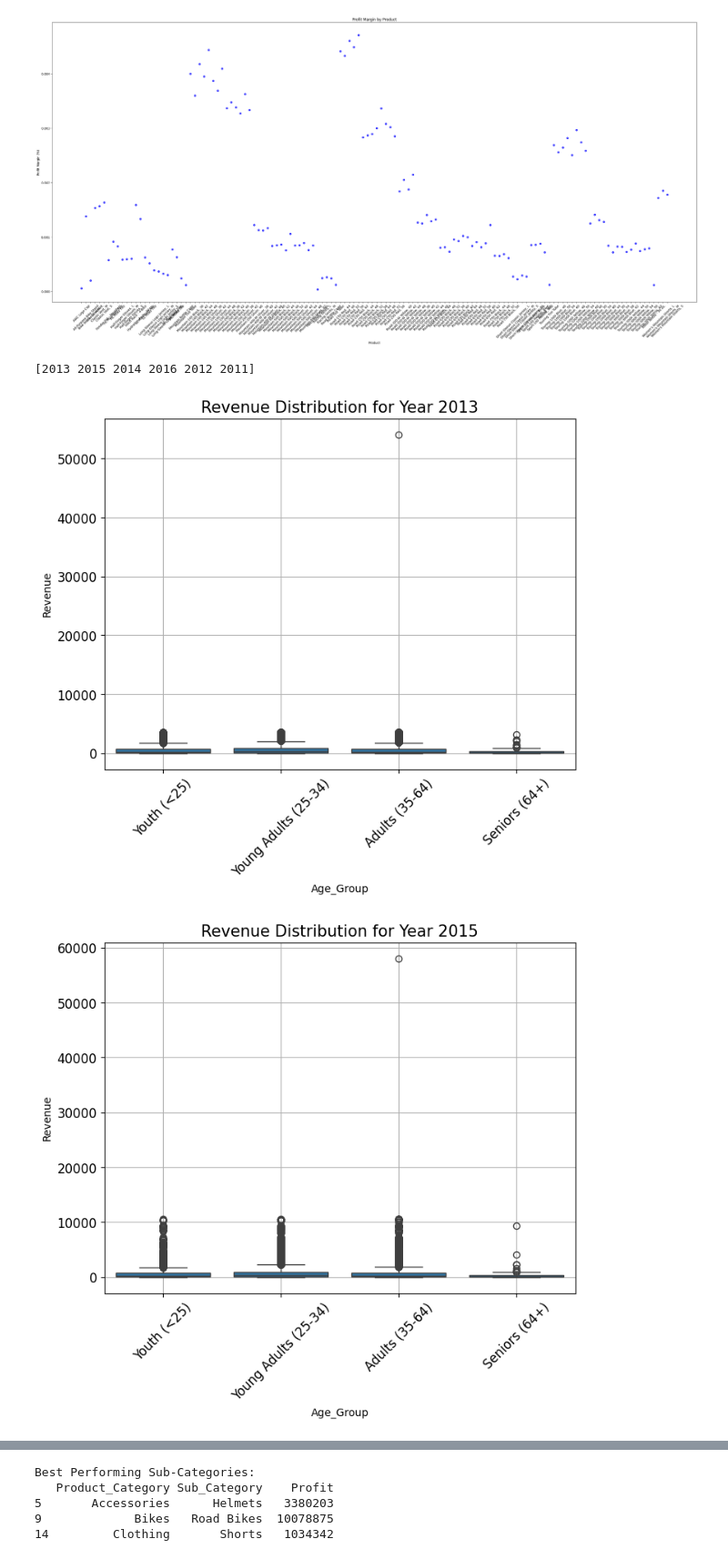
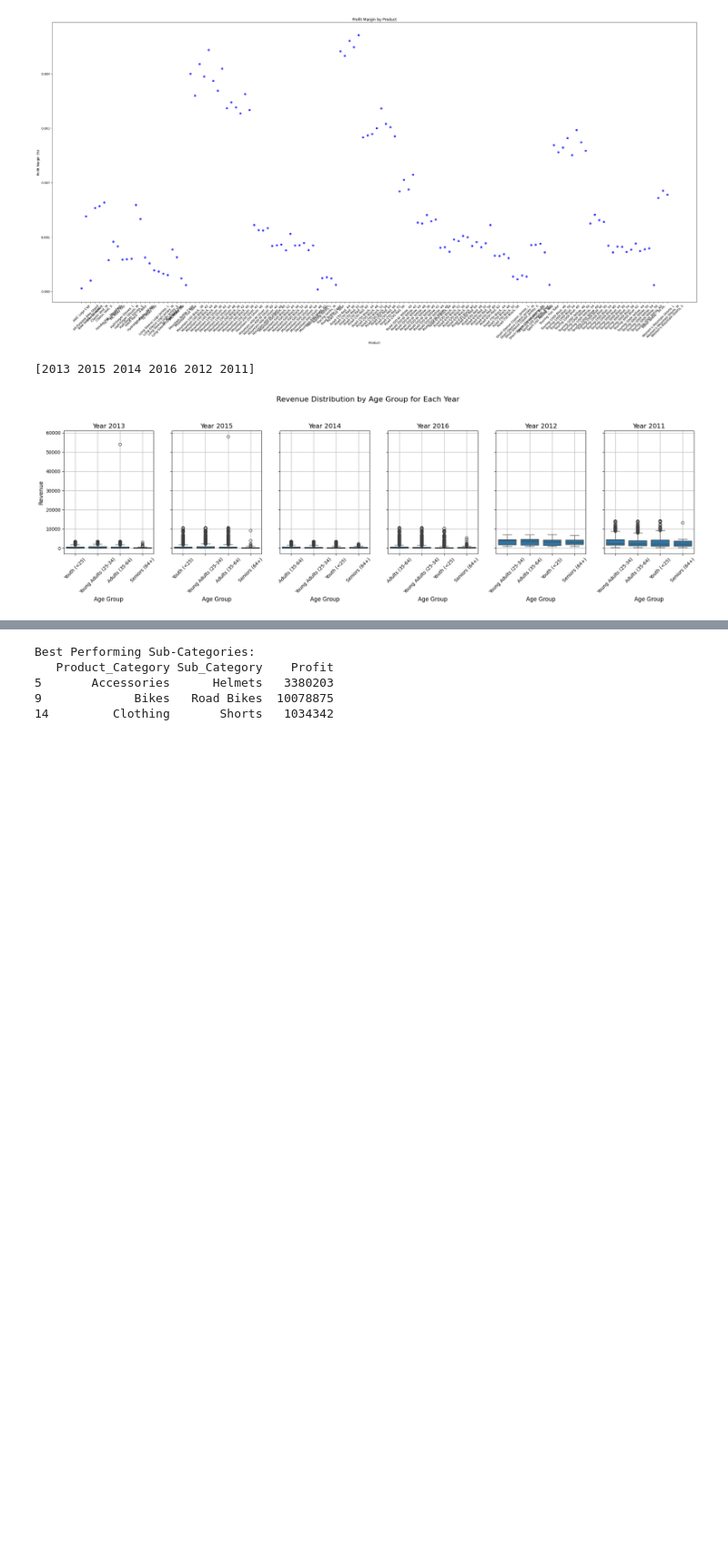
Before and after one commit to Ananthkrishnandayanithi/Entrans_task, a Jupyter notebook: AItask.ipynb, the cells around one changed output, grey strips where cells are left out. Shown at 91% size. Drawn from its saved outputs; the diff is of its cells as text; code cells hidden in the pictures; blank space fills up the shorter version.

```diff
--- a/AItask.ipynb
+++ b/AItask.ipynb
@@ -356,27 +356,30 @@ plt.show()
 # %%
 import matplotlib.pyplot as plt
 import seaborn as sns
 
 def subplot():
     year = df['Year'].unique()
     print(year)
 
 
-    for i in year:
+    fig, axes = plt.subplots(1, len(year), figsize=(20, 6), sharey=True)
+    fig.suptitle('Revenue Distribution by Age Group for Each Year', fontsize=16, y=1.05)
+
+    for ax, i in zip(axes, year):
         filtered_df = df[df['Year'] == i]
-        plt.figure(figsize=(8, 6))
 
-        sns.boxplot(x='Age_Group', y='Revenue', data=filtered_df)
+        sns.boxplot(x='Age_Group', y='Revenue', data=filtered_df, ax=ax)
 
-        plt.title(f'Revenue Distribution for Year {i}', fontsize=15)
-        plt.xticks(rotation=45, fontsize=12)
-        plt.yticks(fontsize=12)
-        plt.grid(True)
+        ax.set_title(f'Year {i}', fontsize=14)
+        ax.set_xticklabels(ax.get_xticklabels(), rotation=45, fontsize=10)
+        ax.set_xlabel('Age Group', fontsize=12)
+        ax.set_ylabel('Revenue', fontsize=12 if ax == axes[0] else 0)
+        ax.grid(True)
 
-        plt.show()
+    plt.tight_layout()
+    plt.show()
 
 subplot()
 # %% [output]
 [2013 2015 2014 2016 2012 2011]
-[figure, old version]
+[figure, new version]
-[figure, removed]
```
Also changed, not shown: parts of 9 cells of this notebook, 1 other file.
